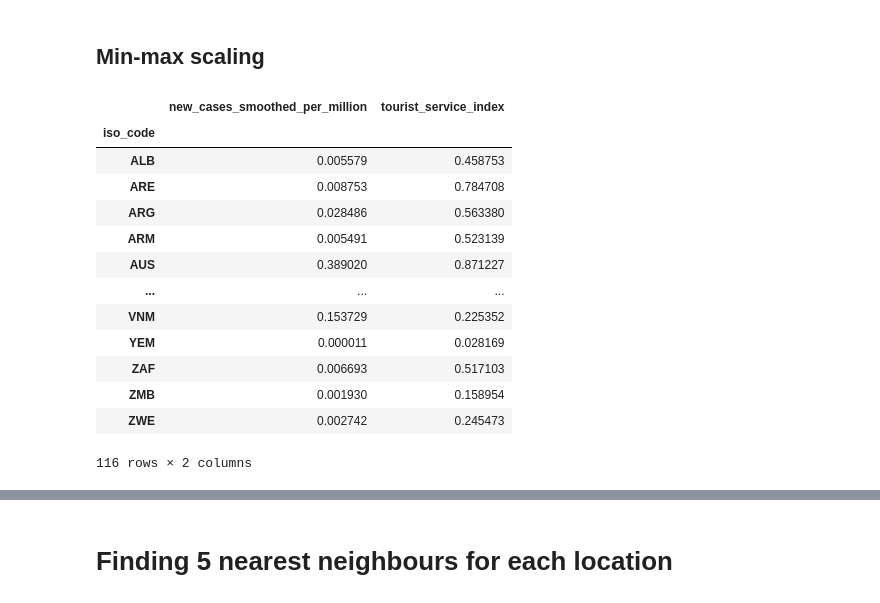
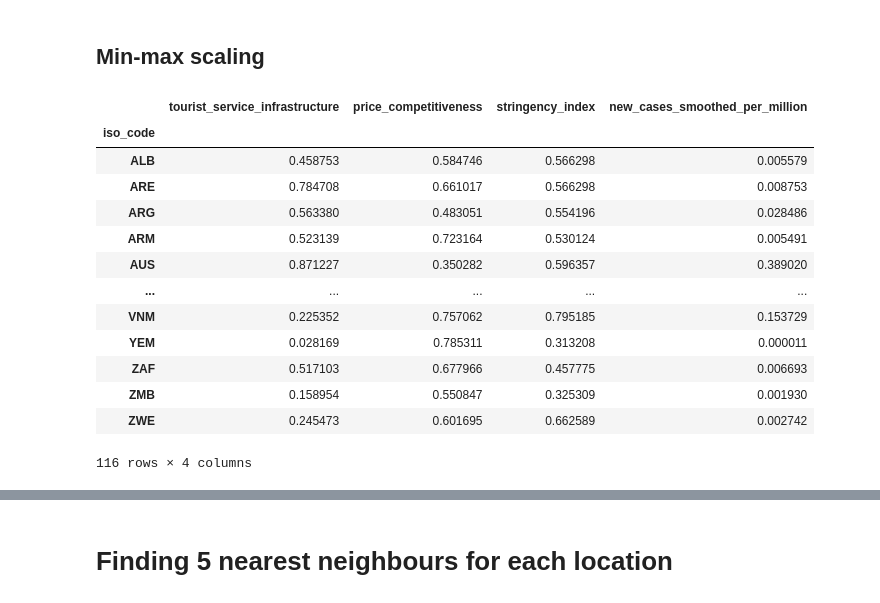
Before and after one commit to serenawatson/data3888, a Jupyter notebook: Eve_initial_variable_selection_clustering.ipynb, the cells around one changed output, grey strips where cells are left out. Saved outputs shown, nothing was run; the diff lists cells and outputs as text; code cells hidden in the pictures.

```diff
--- a/Eve_initial_variable_selection_clustering.ipynb
+++ b/Eve_initial_variable_selection_clustering.ipynb
@@ -53,11 +67,30 @@ df_without_covid
+# %%
+indicators = {
+                'WEF Infrastructure subindex, 1-7 (best)': 'infrastructure',
+                'WEF Natural and cultural resources subindex, 1-7 (best)': 'natural_cultural_resources',
+                'WEF Safety and security pillar, 1-7 (best)': 'safety_security',
+                'WEF Health and hygiene, 1-7 (best)': 'health_hygiene',
+                'WEF Price competitiveness in the Travel and Tourism Industry pillar, 1-7 (best)': 'price_competitiveness',
+                'WEF Air transport infrastructure, 1-7 (best)': 'air_transport',
+                'WEF Ground and port infrastructure, 1-7 (best)': 'ground_port'
+}
+
+full_tourism_req_indicators = full_tourism[full_tourism["Indicator"].isin(indicators)]
+full_tourism_req_indicators = full_tourism_req_indicators[['Country ISO3', 'Indicator', 'Subindicator Type', '2019']]
+full_tourism_req_indicators = full_tourism_req_indicators[full_tourism["Subindicator Type"] == "Value"]
+full_tourism_req_indicators = full_tourism_req_indicators.drop(columns = ['Subindicator Type'])
+full_tourism_req_indicators = full_tourism_req_indicators.rename(columns = {'Country ISO3': 'iso_code'})
+full_tourism_req_indicators = full_tourism_req_indicators.set_index('iso_code')
+
+inds = pd.DataFrame()
+
+for ind in indicators.keys():
+    inds[indicators[ind]] = full_tourism_req_indicators[full_tourism_req_indicators["Indicator"] == ind].drop(columns = ["Indicator"]).rename(columns = {'2019': indicators[ind]})[indicators[ind]]
+
+non_covid_merged = pd.merge(inds, df_without_covid, on='iso_code')
 # %%
 covid = pd.read_csv("https://raw.githubusercontent.com/owid/covid-19-data/master/public/data/owid-covid-data.csv")
 # %%
-covid_colnames = ['iso_code',
-                  'new_cases_smoothed_per_million',
-                  'date'
-                 ]
-
 covid_needed_cols = covid[covid_colnames]
 # %%
 covid_needed_cols['date'] = pd.to_datetime(covid_needed_cols['date'], format='%Y-%m-%d')
@@ -70,7 +103,8 @@ See the caveats in the documentation: https://pandas.pydata.org/pandas-docs/stab
 # %%
 covid_needed_cols = covid_needed_cols[covid_needed_cols['date'] >= datetime.now() - timedelta(days = 90)]
 # %%
-covid_merged = pd.merge(covid_needed_cols, df_without_covid, on="iso_code")
+covid_merged = pd.merge(covid_needed_cols, non_covid_merged, on="iso_code")
 # %%
+covid_merged = covid_merged[list(set(non_covid_colnames).union(set(covid_colnames)))]
 covid_merged
 # %% [output]
@@ -119,22 +153,28 @@ scaler = MinMaxScaler()
 # %%
 medians_scaled = scaler.fit_transform(medians)
 # %%
+cols = list(set(non_covid_colnames).union(set(covid_colnames)))
+to_remove = ['iso_code', 'continent', 'location', 'date']
+
+for col in to_remove:
+    cols.remove(col)
+
 medians_scaled = pd.DataFrame(medians_scaled,
-                              columns = ["new_cases_smoothed_per_million", "tourist_service_index"],
+                              columns = cols,
                               index = iso_code)
 medians_scaled
 # %% [output]
-|  | new_cases_smoothed_per_million | tourist_service_index |
-| iso_code |  |  |
-| ALB | 0.005579 | 0.458753 |
-| ARE | 0.008753 | 0.784708 |
-| ARG | 0.028486 | 0.563380 |
-| ARM | 0.005491 | 0.523139 |
-| AUS | 0.389020 | 0.871227 |
-| ... | ... | ... |
-| VNM | 0.153729 | 0.225352 |
-| YEM | 0.000011 | 0.028169 |
-| ZAF | 0.006693 | 0.517103 |
-| ZMB | 0.001930 | 0.158954 |
-| ZWE | 0.002742 | 0.245473 |
+|  | tourist_service_infrastructure | price_competitiveness | stringency_index | new_cases_smoothed_per_million |
+| iso_code |  |  |  |  |
+| ALB | 0.458753 | 0.584746 | 0.566298 | 0.005579 |
+| ARE | 0.784708 | 0.661017 | 0.566298 | 0.008753 |
+| ARG | 0.563380 | 0.483051 | 0.554196 | 0.028486 |
+| ARM | 0.523139 | 0.723164 | 0.530124 | 0.005491 |
+| AUS | 0.871227 | 0.350282 | 0.596357 | 0.389020 |
+| ... | ... | ... | ... | ... |
+| VNM | 0.225352 | 0.757062 | 0.795185 | 0.153729 |
+| YEM | 0.028169 | 0.785311 | 0.313208 | 0.000011 |
+| ZAF | 0.517103 | 0.677966 | 0.457775 | 0.006693 |
+| ZMB | 0.158954 | 0.550847 | 0.325309 | 0.001930 |
+| ZWE | 0.245473 | 0.601695 | 0.662589 | 0.002742 |
-116 rows × 2 columns
+116 rows × 4 columns
```
Also changed, not shown: parts of 10 cells of this notebook, 3 other files.
